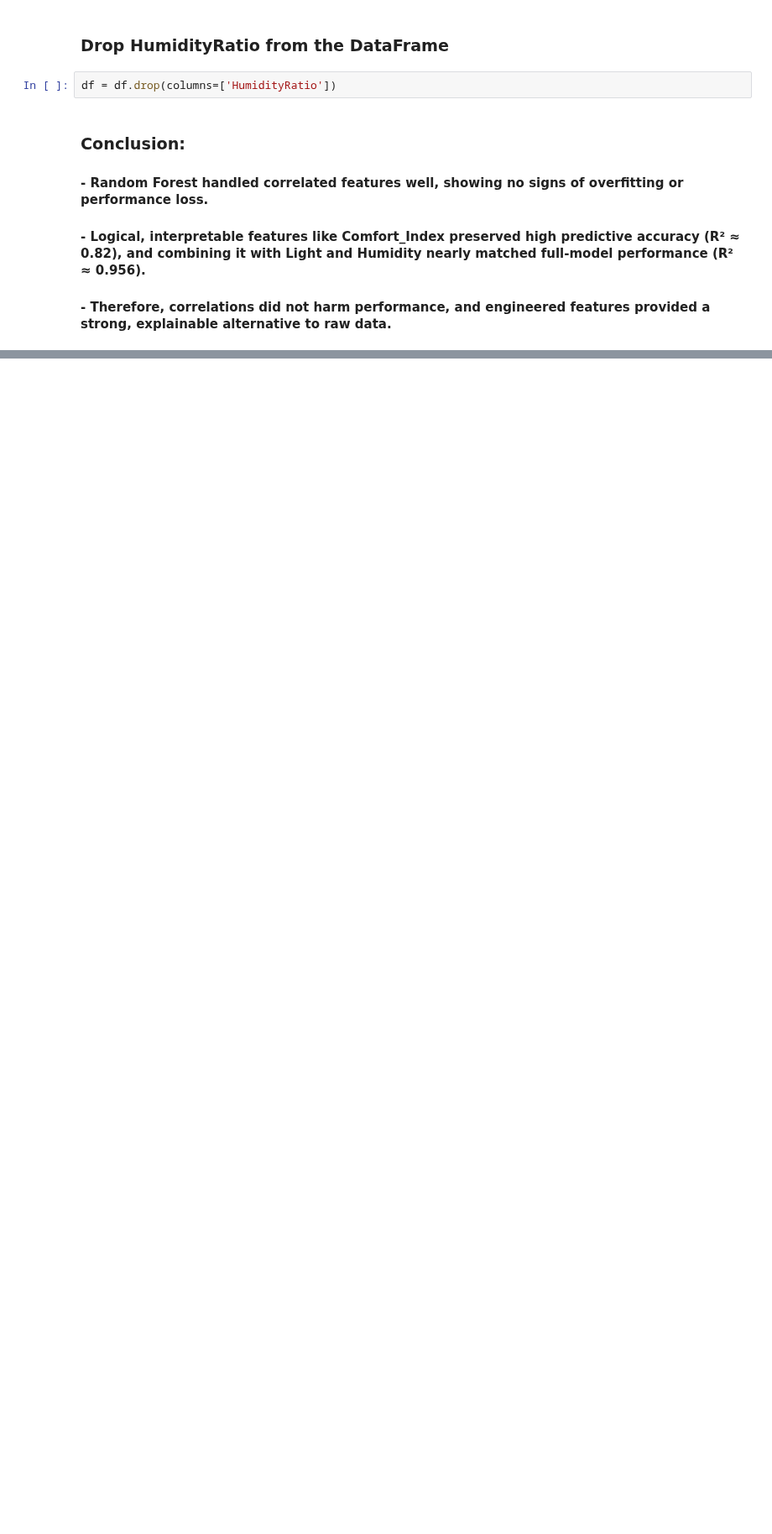
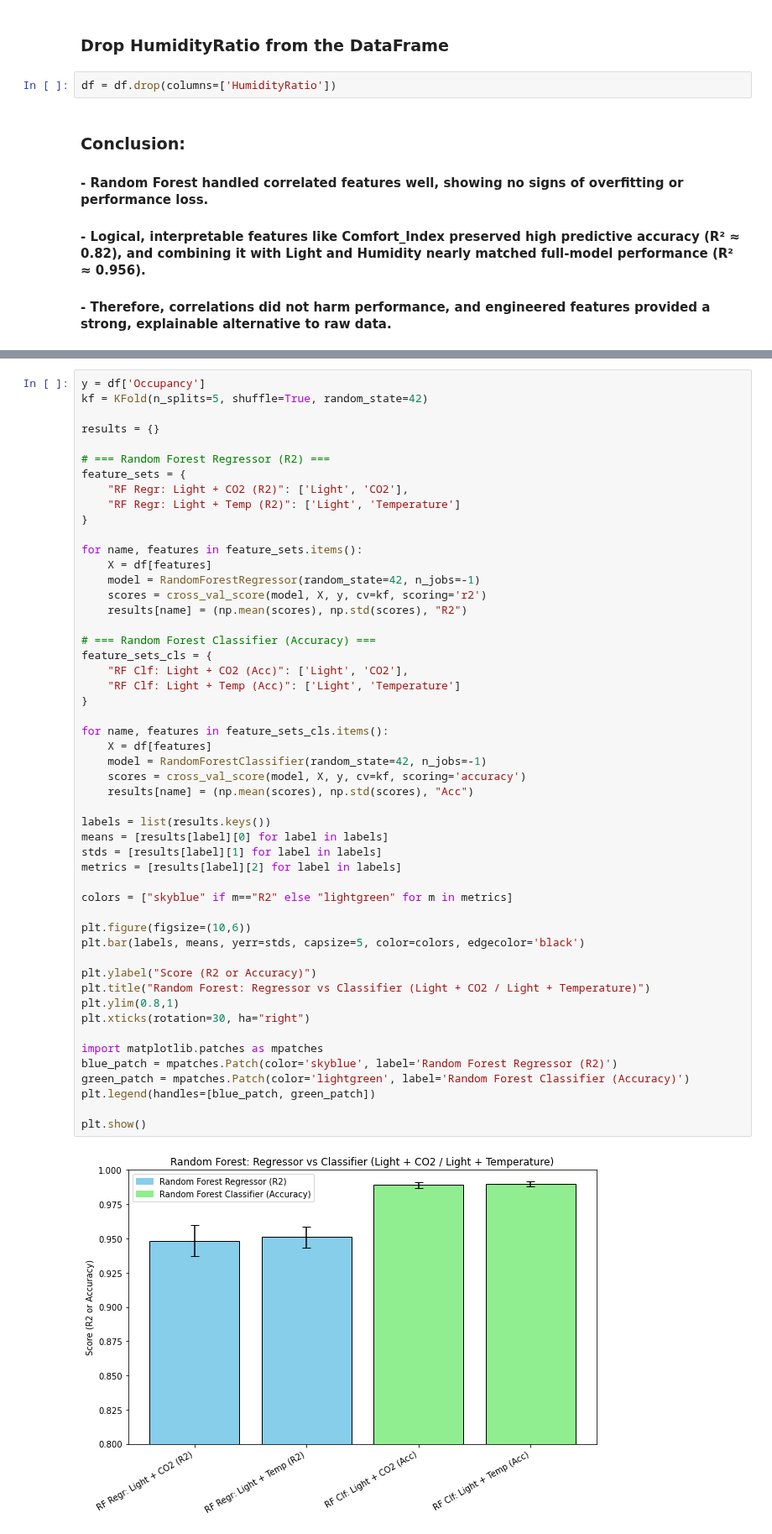
Before and after one commit to NoamShaphir/-MicroClimate, a Jupyter notebook: analysis.ipynb, the cells around one changed output, grey strips where cells are left out. Shown at 84% size. Saved outputs shown, nothing was run; the diff lists cells and outputs as text; blank space fills up the shorter version.

```diff
--- a/analysis.ipynb
+++ b/analysis.ipynb
@@ -1088,0 +1386,53 @@ df = df.drop(columns=['HumidityRatio'])
+# %%
+y = df['Occupancy']
+kf = KFold(n_splits=5, shuffle=True, random_state=42)
+
+results = {}
+
+# === Random Forest Regressor (R2) ===
+feature_sets = {
+    "RF Regr: Light + CO2 (R2)": ['Light', 'CO2'],
+    "RF Regr: Light + Temp (R2)": ['Light', 'Temperature']
+}
+
+for name, features in feature_sets.items():
+    X = df[features]
+    model = RandomForestRegressor(random_state=42, n_jobs=-1)
+    scores = cross_val_score(model, X, y, cv=kf, scoring='r2')
+    results[name] = (np.mean(scores), np.std(scores), "R2")
+
+# === Random Forest Classifier (Accuracy) ===
+feature_sets_cls = {
+    "RF Clf: Light + CO2 (Acc)": ['Light', 'CO2'],
+    "RF Clf: Light + Temp (Acc)": ['Light', 'Temperature']
+}
+
+for name, features in feature_sets_cls.items():
+    X = df[features]
+    model = RandomForestClassifier(random_state=42, n_jobs=-1)
+    scores = cross_val_score(model, X, y, cv=kf, scoring='accuracy')
+    results[name] = (np.mean(scores), np.std(scores), "Acc")
+
+labels = list(results.keys())
+means = [results[label][0] for label in labels]
+stds = [results[label][1] for label in labels]
+metrics = [results[label][2] for label in labels]
+
+colors = ["skyblue" if m=="R2" else "lightgreen" for m in metrics]
+
+plt.figure(figsize=(10,6))
+plt.bar(labels, means, yerr=stds, capsize=5, color=colors, edgecolor='black')
+
+plt.ylabel("Score (R2 or Accuracy)")
+plt.title("Random Forest: Regressor vs Classifier (Light + CO2 / Light + Temperature)")
+plt.ylim(0.8,1)
+plt.xticks(rotation=30, ha="right")
+
+import matplotlib.patches as mpatches
+blue_patch = mpatches.Patch(color='skyblue', label='Random Forest Regressor (R2)')
+green_patch = mpatches.Patch(color='lightgreen', label='Random Forest Classifier (Accuracy)')
+plt.legend(handles=[blue_patch, green_patch])
+
+plt.show()
+# %% [output]
+[figure, added]
```
Also changed, not shown: parts of 22 cells of this notebook.
